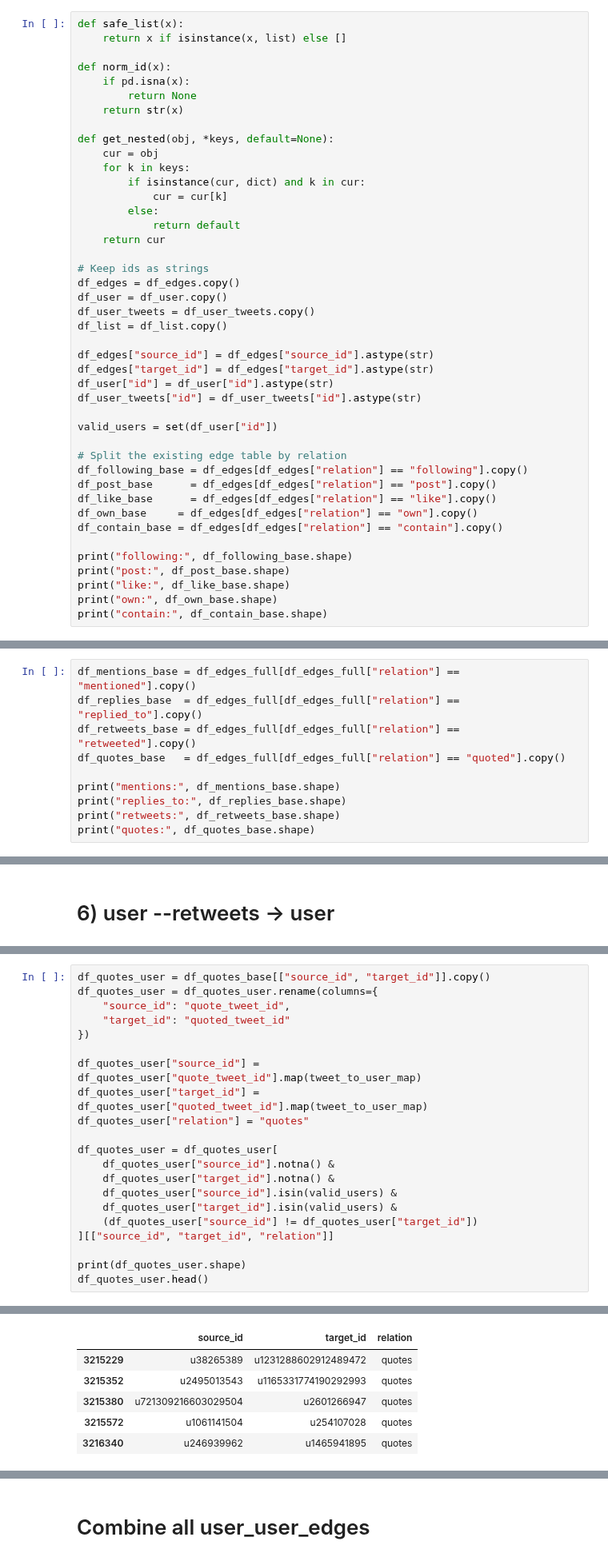
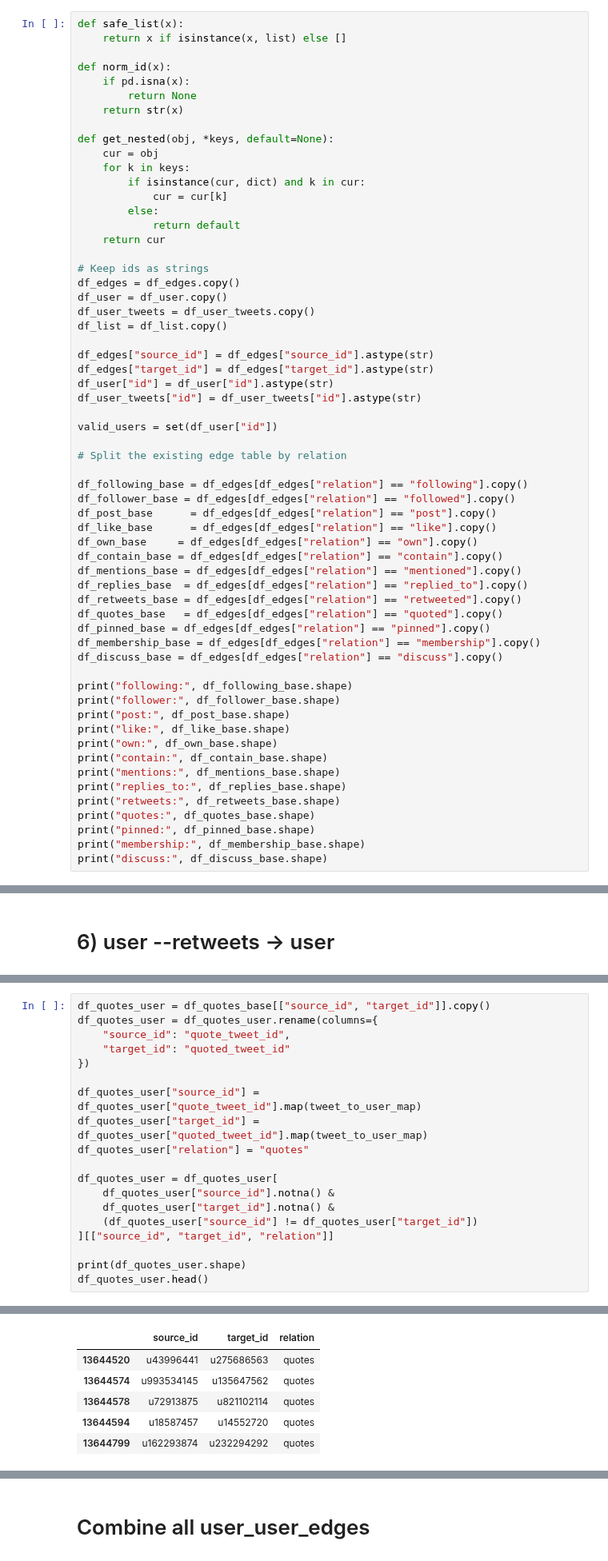
Before and after one commit to iiank/Twitter-Bot-Fraud-Detection, a Jupyter notebook: graph.ipynb, the cells around one changed output, grey strips where cells are left out. Shown at 80% size. Saved outputs shown, nothing was run; the diff lists cells and outputs as text.

```diff
--- a/graph.ipynb
+++ b/graph.ipynb
@@ -70,15 +72,32 @@ df_user_tweets["id"] = df_user_tweets["id"].astype(str)
 valid_users = set(df_user["id"])
 
 # Split the existing edge table by relation
+
 df_following_base = df_edges[df_edges["relation"] == "following"].copy()
+df_follower_base = df_edges[df_edges["relation"] == "followed"].copy()
 df_post_base      = df_edges[df_edges["relation"] == "post"].copy()
 df_like_base      = df_edges[df_edges["relation"] == "like"].copy()
 df_own_base     = df_edges[df_edges["relation"] == "own"].copy()
 df_contain_base = df_edges[df_edges["relation"] == "contain"].copy()
+df_mentions_base = df_edges[df_edges["relation"] == "mentioned"].copy()
+df_replies_base  = df_edges[df_edges["relation"] == "replied_to"].copy()
+df_retweets_base = df_edges[df_edges["relation"] == "retweeted"].copy()
+df_quotes_base   = df_edges[df_edges["relation"] == "quoted"].copy()
+df_pinned_base = df_edges[df_edges["relation"] == "pinned"].copy()
+df_membership_base = df_edges[df_edges["relation"] == "membership"].copy()
+df_discuss_base = df_edges[df_edges["relation"] == "discuss"].copy()
 
 print("following:", df_following_base.shape)
+print("follower:", df_follower_base.shape)
 print("post:", df_post_base.shape)
 print("like:", df_like_base.shape)
 print("own:", df_own_base.shape)
 print("contain:", df_contain_base.shape)
+print("mentions:", df_mentions_base.shape)
+print("replies_to:", df_replies_base.shape)
+print("retweets:", df_retweets_base.shape)
+print("quotes:", df_quotes_base.shape)
+print("pinned:", df_pinned_base.shape)
+print("membership:", df_membership_base.shape)
+print("discuss:", df_discuss_base.shape)
 # %% [output]
@@ -241,10 +243,0 @@ Name: count, dtype: int64
-# %%
-df_mentions_base = df_edges_full[df_edges_full["relation"] == "mentioned"].copy()
-df_replies_base  = df_edges_full[df_edges_full["relation"] == "replied_to"].copy()
-df_retweets_base = df_edges_full[df_edges_full["relation"] == "retweeted"].copy()
-df_quotes_base   = df_edges_full[df_edges_full["relation"] == "quoted"].copy()
-
-print("mentions:", df_mentions_base.shape)
-print("replies_to:", df_replies_base.shape)
-print("retweets:", df_retweets_base.shape)
-print("quotes:", df_quotes_base.shape)
@@ -369,8 +339,6 @@ df_quotes_user["relation"] = "quotes"
 df_quotes_user = df_quotes_user[
     df_quotes_user["source_id"].notna() &
     df_quotes_user["target_id"].notna() &
-    df_quotes_user["source_id"].isin(valid_users) &
-    df_quotes_user["target_id"].isin(valid_users) &
     (df_quotes_user["source_id"] != df_quotes_user["target_id"])
 ][["source_id", "target_id", "relation"]]
 
@@ -381,6 +349,6 @@ df_quotes_user.head()
 |  | source_id | target_id | relation |
-| 3215229 | u38265389 | u1231288602912489472 | quotes |
-| 3215352 | u2495013543 | u1165331774190292993 | quotes |
-| 3215380 | u721309216603029504 | u2601266947 | quotes |
-| 3215572 | u1061141504 | u254107028 | quotes |
-| 3216340 | u246939962 | u1465941895 | quotes |
+| 13644520 | u43996441 | u275686563 | quotes |
+| 13644574 | u993534145 | u135647562 | quotes |
+| 13644578 | u72913875 | u821102114 | quotes |
+| 13644594 | u18587457 | u14552720 | quotes |
+| 13644799 | u162293874 | u232294292 | quotes |
```
Also changed, not shown: parts of 27 cells of this notebook.
